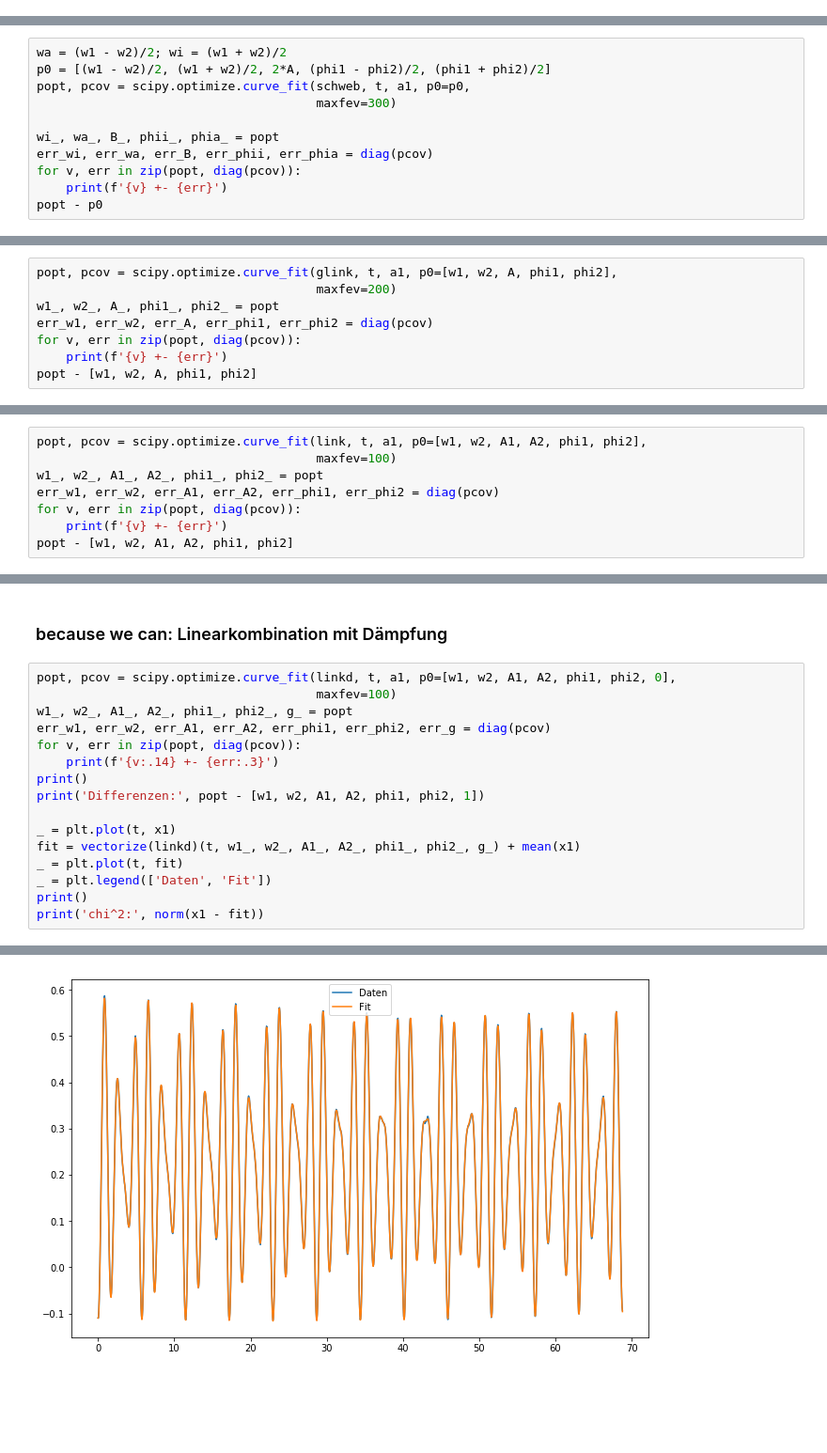
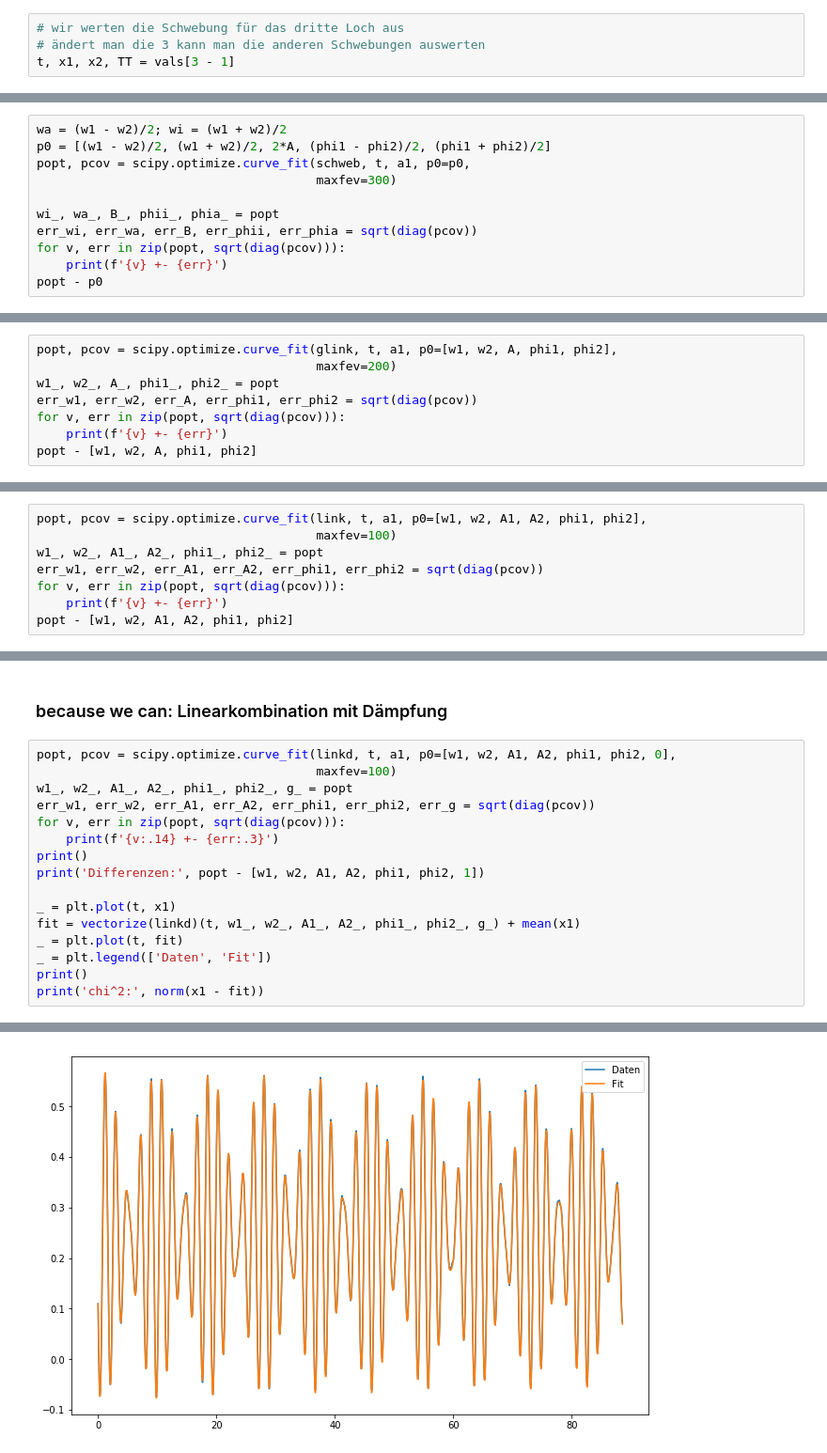
Before and after one commit to ces42/praktikum1, a Jupyter notebook: PEN/Daten/Auswertung2.ipynb, the cells around one changed output, grey strips where cells are left out. Shown at 94% size. Saved outputs shown, nothing was run; the diff lists cells and outputs as text; blank space fills up the shorter version.

```diff
--- a/PEN/Daten/Auswertung2.ipynb
+++ b/PEN/Daten/Auswertung2.ipynb
@@ -28,3 +28,7 @@ t, x1, x2, TT = vals[4 - 1]
+# %%
+# wir werten die Schwebung für das dritte Loch aus
+# ändert man die 3 kann man die anderen Schwebungen auswerten
+t, x1, x2, TT = vals[3 - 1]
 # %%
 print(2*pi/t[-1])
 # %% [output]
@@ -99,8 +103,8 @@ popt, pcov = scipy.optimize.curve_fit(schweb, t, a1, p0=p0,
                                       maxfev=300)
 
 wi_, wa_, B_, phii_, phia_ = popt
-err_wi, err_wa, err_B, err_phii, err_phia = diag(pcov)
-for v, err in zip(popt, diag(pcov)):
+err_wi, err_wa, err_B, err_phii, err_phia = sqrt(diag(pcov))
+for v, err in zip(popt, sqrt(diag(pcov))):
     print(f'{v} +- {err}')
 popt - p0
 # %% [output]
@@ -125,8 +129,8 @@ chi^2: 1.6355605388154135
 popt, pcov = scipy.optimize.curve_fit(glink, t, a1, p0=[w1, w2, A, phi1, phi2],
                                       maxfev=200)
 w1_, w2_, A_, phi1_, phi2_ = popt
-err_w1, err_w2, err_A, err_phi1, err_phi2 = diag(pcov)
-for v, err in zip(popt, diag(pcov)):
+err_w1, err_w2, err_A, err_phi1, err_phi2 = sqrt(diag(pcov))
+for v, err in zip(popt, sqrt(diag(pcov))):
     print(f'{v} +- {err}')
 popt - [w1, w2, A, phi1, phi2]
 # %% [output]
@@ -151,8 +155,8 @@ chi^2: 1.6355605387596195
 popt, pcov = scipy.optimize.curve_fit(link, t, a1, p0=[w1, w2, A1, A2, phi1, phi2],
                                       maxfev=100)
 w1_, w2_, A1_, A2_, phi1_, phi2_ = popt
-err_w1, err_w2, err_A1, err_A2, err_phi1, err_phi2 = diag(pcov)
-for v, err in zip(popt, diag(pcov)):
+err_w1, err_w2, err_A1, err_A2, err_phi1, err_phi2 = sqrt(diag(pcov))
+for v, err in zip(popt, sqrt(diag(pcov))):
     print(f'{v} +- {err}')
 popt - [w1, w2, A1, A2, phi1, phi2]
 # %% [output]
@@ -179,8 +182,8 @@ chi^2: 0.1550397651154722
 popt, pcov = scipy.optimize.curve_fit(linkd, t, a1, p0=[w1, w2, A1, A2, phi1, phi2, 0],
                                       maxfev=100)
 w1_, w2_, A1_, A2_, phi1_, phi2_, g_ = popt
-err_w1, err_w2, err_A1, err_A2, err_phi1, err_phi2, err_g = diag(pcov)
-for v, err in zip(popt, diag(pcov)):
+err_w1, err_w2, err_A1, err_A2, err_phi1, err_phi2, err_g = sqrt(diag(pcov))
+for v, err in zip(popt, sqrt(diag(pcov))):
     print(f'{v:.14} +- {err:.3}')
 print()
 print('Differenzen:', popt - [w1, w2, A1, A2, phi1, phi2, 1])
@@ -207 +209 @@ chi^2: 0.08012231434818741
-[figure, old version]
+[figure, new version]
```
Also changed, not shown: parts of 28 cells of this notebook, 1 other file.
